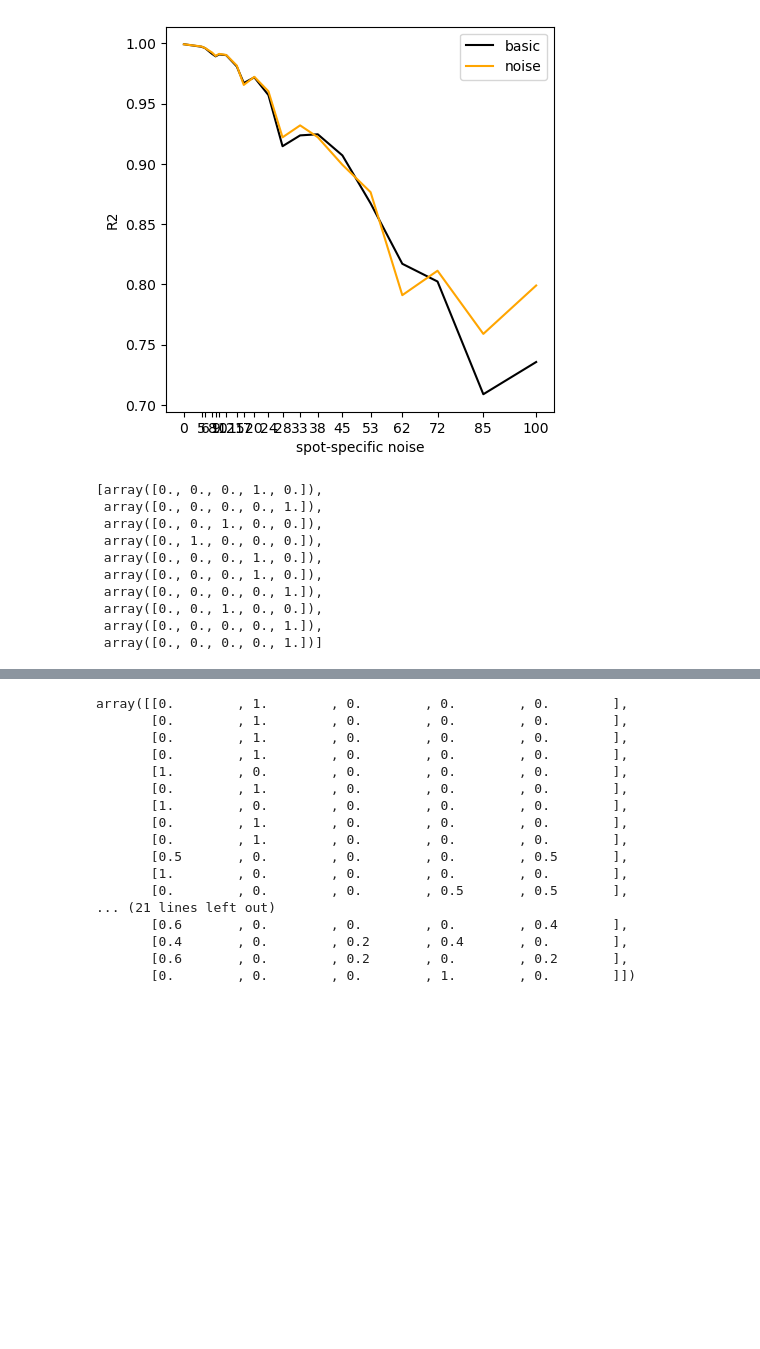
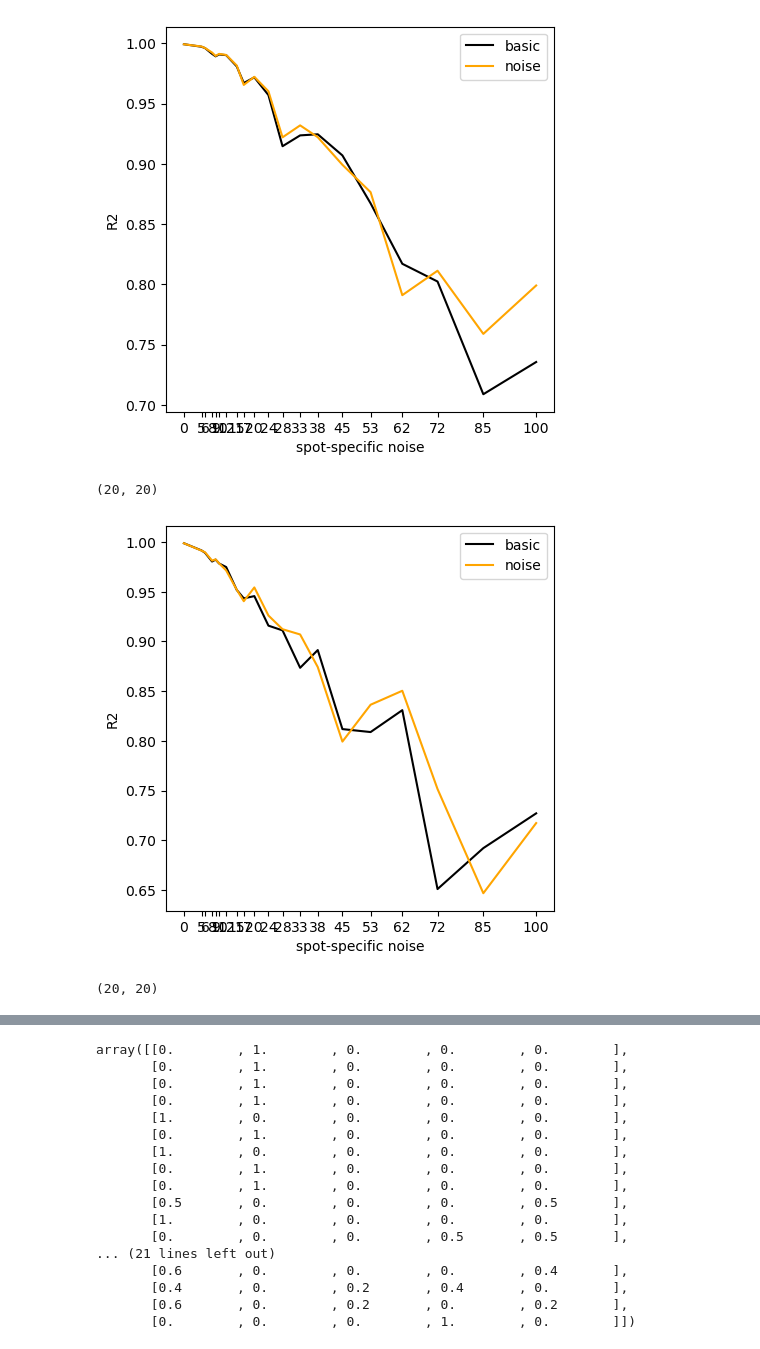
Before and after one commit to dmnburrows/spatial_transcriptomics, a Jupyter notebook: cell_decomp.ipynb, the cells around one changed output, grey strips where cells are left out. Cells and saved outputs as stored; diff of their text form; code cells hidden in the pictures; blank space fills up the shorter version.

```diff
--- a/cell_decomp.ipynb
+++ b/cell_decomp.ipynb
@@ -609,18 +573,45 @@ plt.legend()
 plt.show()
 # %% [output]
 [figure]
-# %%
-curr_l = noise_l
-out_l = [np.load(curr_l[i], allow_pickle=True)[2] for i in range(len(curr_l))]
-out_l
-# %% [output]
-[array([0., 0., 0., 1., 0.]),
- array([0., 0., 0., 0., 1.]),
- array([0., 0., 1., 0., 0.]),
- array([0., 1., 0., 0., 0.]),
- array([0., 0., 0., 1., 0.]),
- array([0., 0., 0., 1., 0.]),
- array([0., 0., 0., 0., 1.]),
- array([0., 0., 1., 0., 0.]),
- array([0., 0., 0., 0., 1.]),
- array([0., 0., 0., 0., 1.])]
+# %%
+#gamma model - gene shared noise
+# EXP PRIOR + NOISE
+
+pref = 'gamma'
+basic_l = adfn.return_files(s_data, 'spatial_transcriptomics', '*basic*exp*model*' + pref + '*')
+noise_l = adfn.return_files(s_data, 'spatial_transcriptomics', '*noise*exp*model*' + pref + '*')
+len(basic_l), len(noise_l)
+# %% [output]
+(20, 20)
+# %%
+#drop out percentages
+par_list = np.geomspace(5,100,20).astype(int)
+par_list[0]=0
+
+#Load basic model
+curr_l = basic_l
+basic_v = [np.load(curr_l[i], allow_pickle=True)[2] for i in range(len(curr_l))]
+#Load noise model
+curr_l = noise_l
+noise_v = [np.load(curr_l[i], allow_pickle=True)[2] for i in range(len(curr_l))]
+
+fig,ax = plt.subplots(figsize=(5,5))
+plt.plot(par_list, basic_v, c='k', label = 'basic')
+plt.plot(par_list, noise_v, c='orange', label = 'noise')
+plt.xticks(par_list)
+plt.xlabel('spot-specific noise')
+plt.ylabel('R2')
+plt.legend()
+plt.show()
+# %% [output]
+[figure, added]
+# %%
+#gamma model - gene shared noise
+# NORMAL PRIOR + NOISE
+
+pref = 'eps'
+basic_l = adfn.return_files(s_data, 'spatial_transcriptomics', '*basic*model*' + pref + '*')
+noise_l = adfn.return_files(s_data, 'spatial_transcriptomics', '*noise*model*' + pref + '*')
+len(basic_l), len(noise_l)
+# %% [output]
+(20, 20)
```
Also changed, not shown: parts of 17 cells of this notebook, 5 other files.
